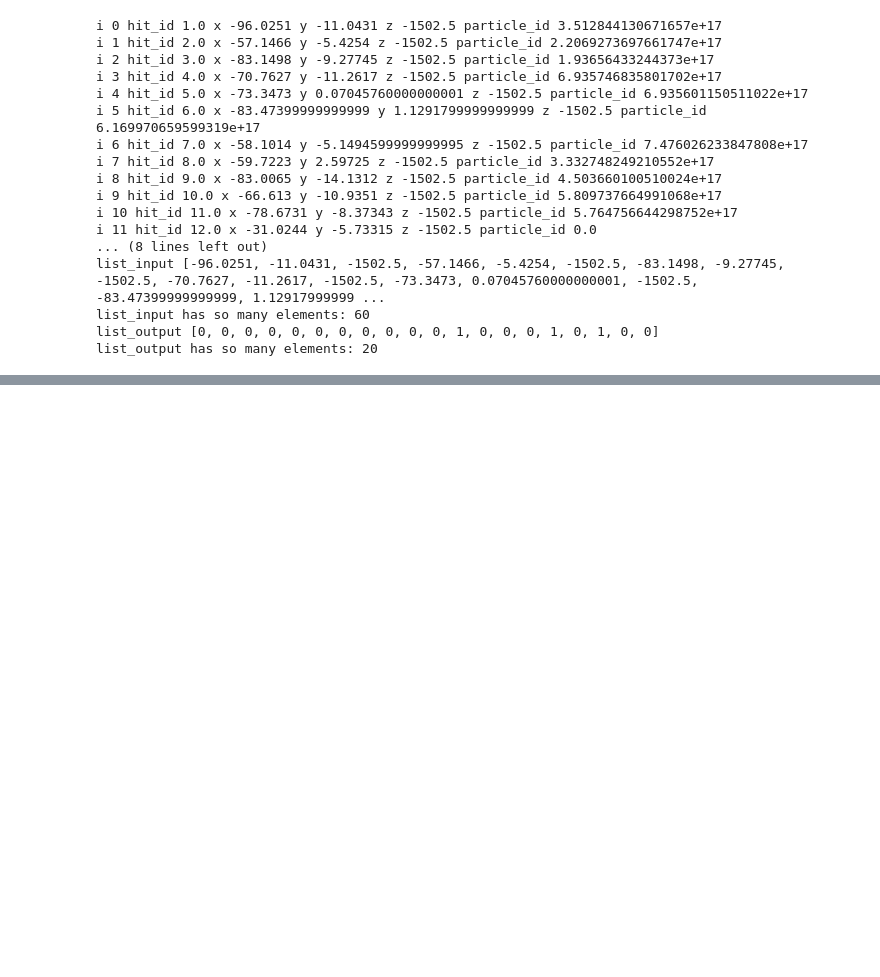
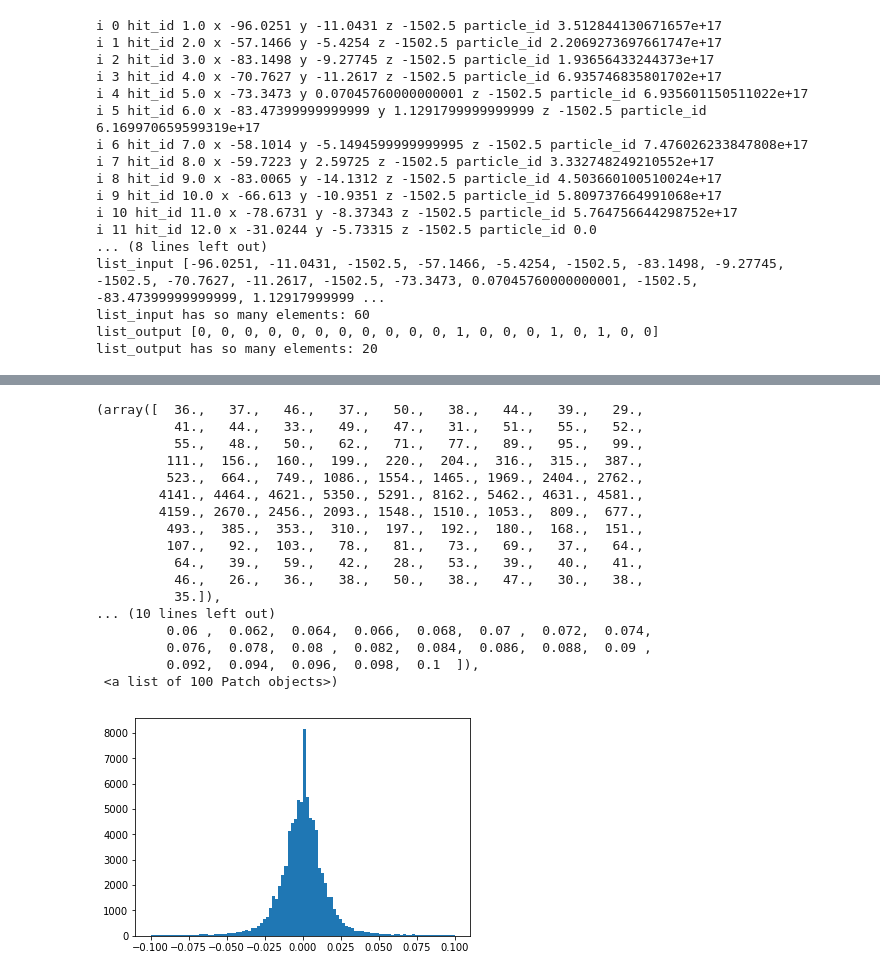
Before and after one commit to lciucu/TrackML, a Jupyter notebook: TrackML.ipynb, the cells around one changed output, grey strips where cells are left out. Cells and saved outputs as stored; diff of their text form; code cells hidden in the pictures; blank space fills up the shorter version.

```diff
--- a/TrackML.ipynb
+++ b/TrackML.ipynb
@@ -387,3 +387,6 @@ list_input [-96.0251, -11.0431, -1502.5, -57.1466, -5.4254, -1502.5, -83.1498, -
 list_input has so many elements: 60
 list_output [0, 0, 0, 0, 0, 0, 0, 0, 0, 0, 0, 1, 0, 0, 0, 1, 0, 1, 0, 0]
 list_output has so many elements: 20
+# %%
+nparray_error_x=df_hits["x"]-df_hits["tx"]
+nparray_error_x
@@ -389,0 +411,21 @@ list_output has so many elements: 20
+# %%
+plt.hist(nparray_error_x, bins=100, range=(-0.1,0.1))
+# %% [output]
+(array([  36.,   37.,   46.,   37.,   50.,   38.,   44.,   39.,   29.,
+          41.,   44.,   33.,   49.,   47.,   31.,   51.,   55.,   52.,
+          55.,   48.,   50.,   62.,   71.,   77.,   89.,   95.,   99.,
+         111.,  156.,  160.,  199.,  220.,  204.,  316.,  315.,  387.,
+         523.,  664.,  749., 1086., 1554., 1465., 1969., 2404., 2762.,
+        4141., 4464., 4621., 5350., 5291., 8162., 5462., 4631., 4581.,
+        4159., 2670., 2456., 2093., 1548., 1510., 1053.,  809.,  677.,
+         493.,  385.,  353.,  310.,  197.,  192.,  180.,  168.,  151.,
+         107.,   92.,  103.,   78.,   81.,   73.,   69.,   37.,   64.,
+          64.,   39.,   59.,   42.,   28.,   53.,   39.,   40.,   41.,
+          46.,   26.,   36.,   38.,   50.,   38.,   47.,   30.,   38.,
+          35.]),
+... (10 lines left out)
+         0.06 ,  0.062,  0.064,  0.066,  0.068,  0.07 ,  0.072,  0.074,
+         0.076,  0.078,  0.08 ,  0.082,  0.084,  0.086,  0.088,  0.09 ,
+         0.092,  0.094,  0.096,  0.098,  0.1  ]),
+ <a list of 100 Patch objects>)
+[figure, added]
```
Also changed, not shown: parts of 7 cells of this notebook.
